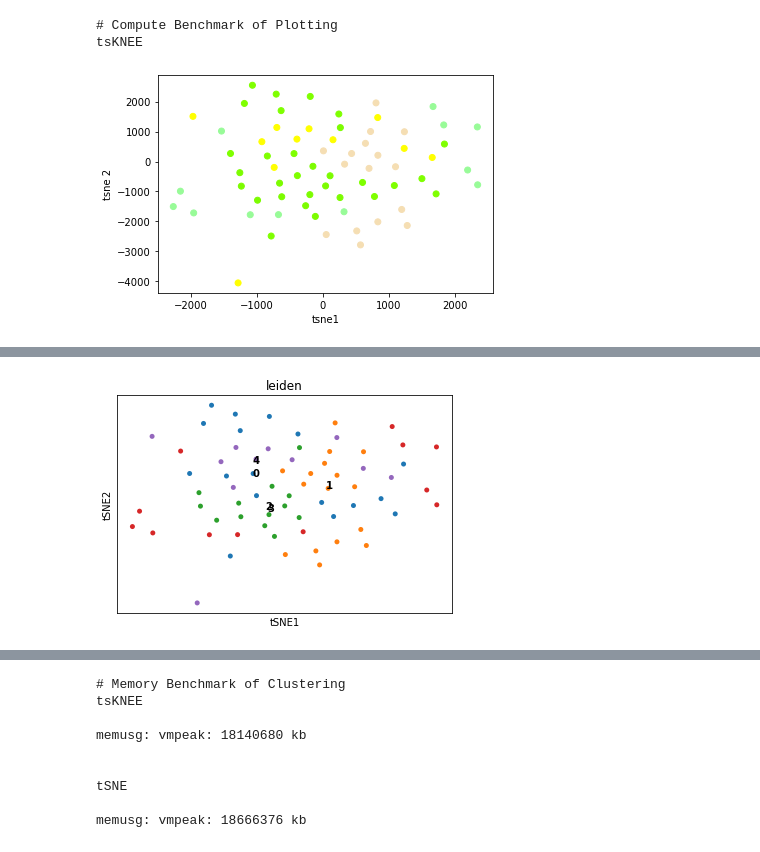
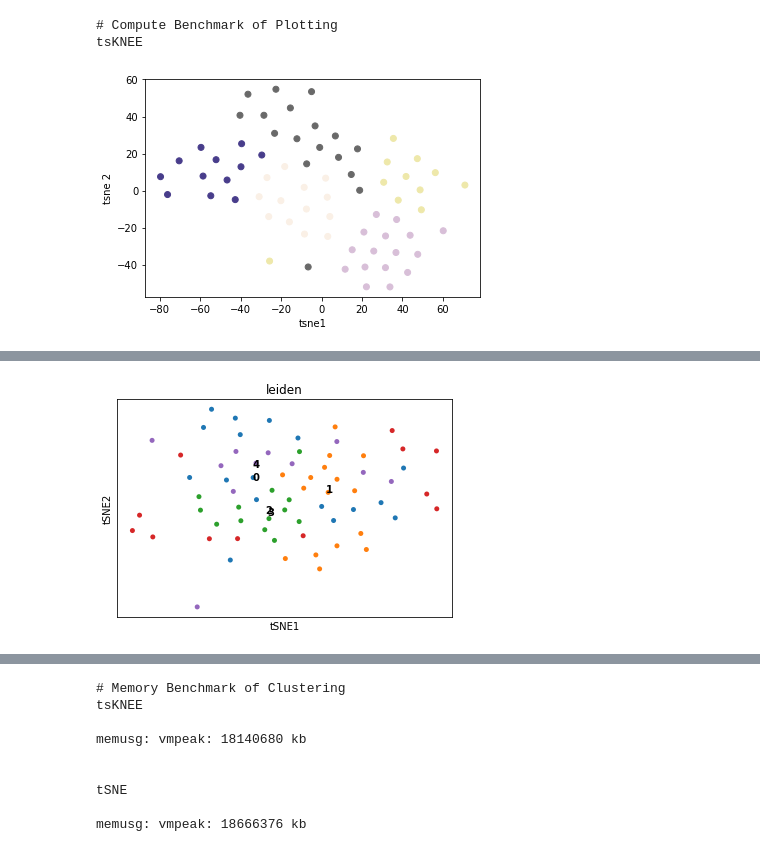
Before and after one commit to JL-Young/CSE185_Proj, a Jupyter notebook: tsKNEE/benchmark.ipynb, the cells around one changed output, grey strips where cells are left out. Cells and saved outputs as stored; diff of their text form; code cells hidden in the pictures.

Commit message:
refactor benchmark cell order and naming

```diff
--- a/tsKNEE/benchmark.ipynb
+++ b/tsKNEE/benchmark.ipynb
@@ -82 +80,12 @@ adata_tsne.write(adata_tsne_file)
+# %%
+# Prepare data for Memory Benchmark
+adata_tsne = adata.copy()
+sc.tl.tsne(adata_tsne, use_rep='X')
+adata_tsne_file = 'adata_tsne.h5ad'
+adata_tsne.write(adata_tsne_file)
+
+adata_tsknee = adata.copy()
+tsKNEE.tsKNEE(adata_tsknee)
+adata_tsknee_file = 'adata_tsknee.h5ad'
+adata_tsknee.write(adata_tsknee_file)
 # %%
@@ -100,14 +105,14 @@ Wall time: 243 ms
 # %%
 print('# Compute Benchmark of Plotting')
 
 print('tsKNEE')
-adata_tsne = sc.read_h5ad(adata_tsne_file)
-%time tsKNEE.tsKNEE_plot(adata_tsne)
+adata_tsknee = sc.read_h5ad(adata_tsknee_file)
+%time tsKNEE.tsKNEE_plot(adata_tsknee)
 
 print('tSNE')
 adata_tsne = sc.read_h5ad(adata_tsne_file)
 %time sc.pl.tsne(adata_tsne, color=['leiden'], legend_loc='on data', legend_fontsize=10, size=100)
 # %% [output]
 # Compute Benchmark of Plotting
 tsKNEE
-[figure, old version]
+[figure, new version]
```
Also changed, not shown: parts of 7 cells of this notebook, 3 other files.
